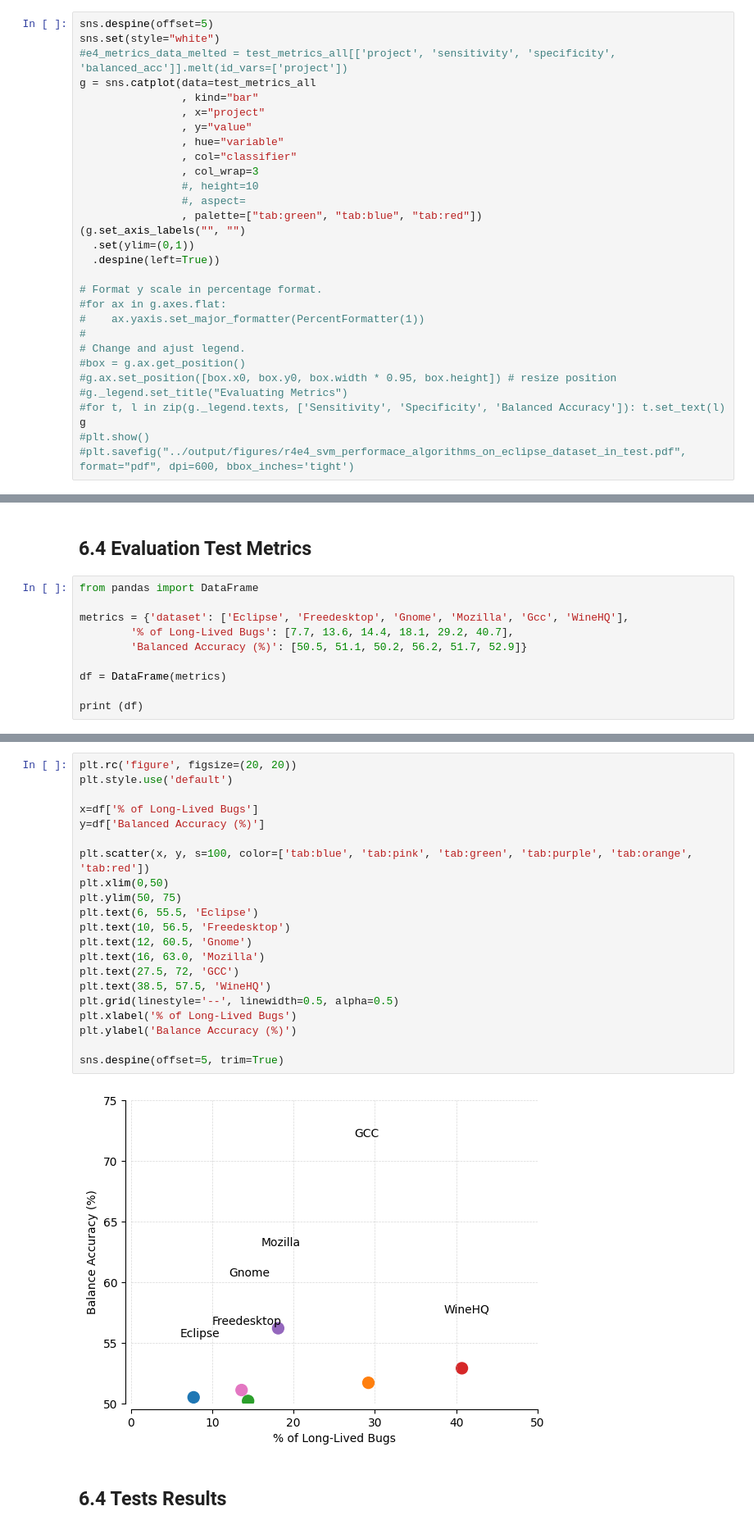
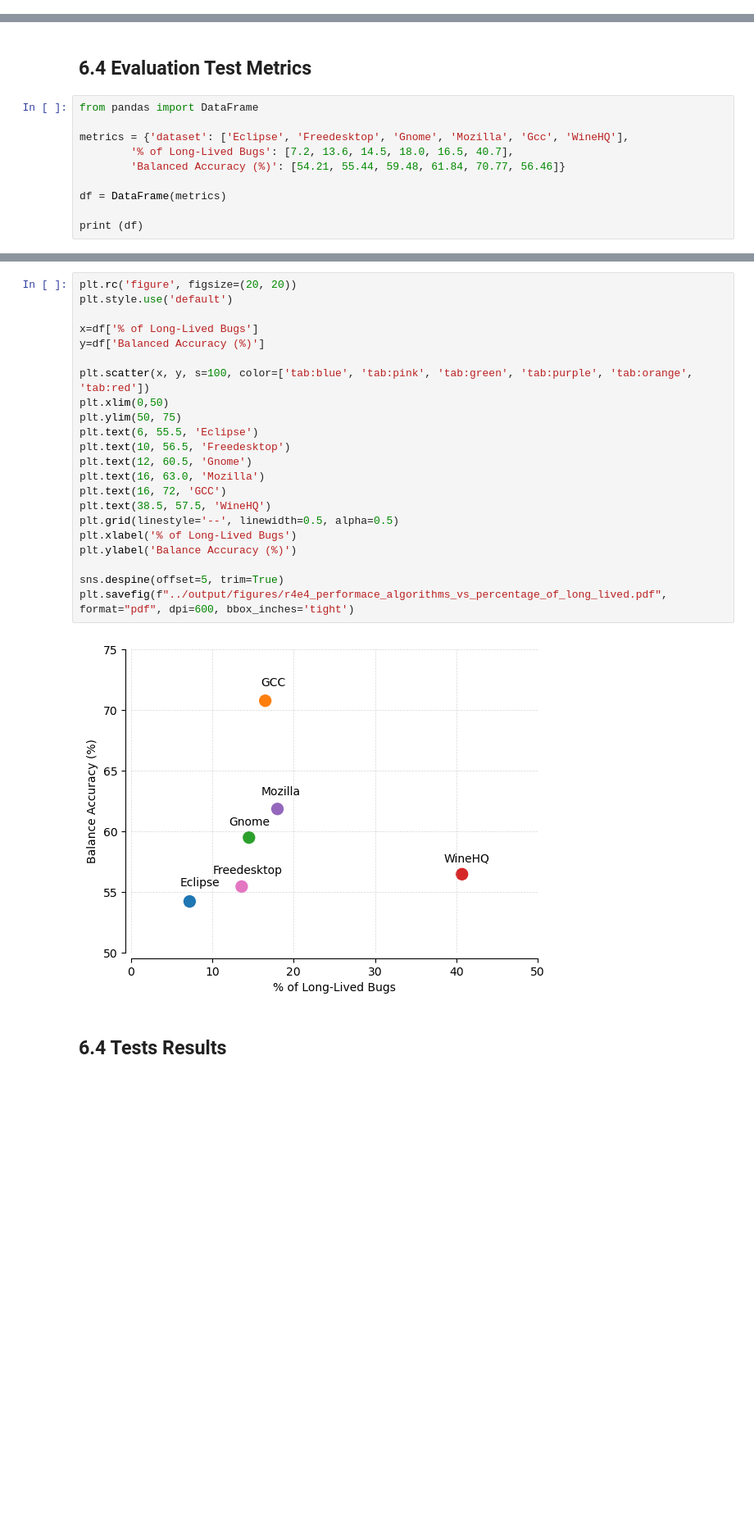
Before and after one commit to gomesluiz/long-lived-bug-predictor, a Jupyter notebook: notebooks/20201227_long_lived_prediction_rq4_data_analysis.ipynb, the cells around one changed output, grey strips where cells are left out. Shown: that part at 82% size. Saved outputs shown, nothing was run; the diff lists cells and outputs as text; blank space fills up the shorter version.

Commit message:
feature: Chart for paper was built
Chart for evaluation machine learning algorithms was built for final
final version of the related paper

Resolves: #2

```diff
--- a/notebooks/20201227_long_lived_prediction_rq4_data_analysis.ipynb
+++ b/notebooks/20201227_long_lived_prediction_rq4_data_analysis.ipynb
@@ -464,30 +464,0 @@ test_metrics_all  = test_metrics_all[['project', 'classifier', 'sensitivity', 's
-# %%
-sns.despine(offset=5)
-sns.set(style="white")
-#e4_metrics_data_melted = test_metrics_all[['project', 'sensitivity', 'specificity', 'balanced_acc']].melt(id_vars=['project'])
-g = sns.catplot(data=test_metrics_all
-                , kind="bar"
-                , x="project"
-                , y="value"
-                , hue="variable"
-                , col="classifier"
-                , col_wrap=3
-                #, height=10
-                #, aspect=
-                , palette=["tab:green", "tab:blue", "tab:red"])
-(g.set_axis_labels("", "")
-  .set(ylim=(0,1))
-  .despine(left=True))
-
-# Format y scale in percentage format.
-#for ax in g.axes.flat:
-#    ax.yaxis.set_major_formatter(PercentFormatter(1))
-#
-# Change and ajust legend.
-#box = g.ax.get_position()
-#g.ax.set_position([box.x0, box.y0, box.width * 0.95, box.height]) # resize position
-#g._legend.set_title("Evaluating Metrics")
-#for t, l in zip(g._legend.texts, ['Sensitivity', 'Specificity', 'Balanced Accuracy']): t.set_text(l)
-g
-#plt.show()
-#plt.savefig("../output/figures/r4e4_svm_performace_algorithms_on_eclipse_dataset_in_test.pdf", format="pdf", dpi=600, bbox_inches='tight')
@@ -501,8 +587,8 @@ g
 from pandas import DataFrame
 
 metrics = {'dataset': ['Eclipse', 'Freedesktop', 'Gnome', 'Mozilla', 'Gcc', 'WineHQ'],
-        '% of Long-Lived Bugs': [7.7, 13.6, 14.4, 18.1, 29.2, 40.7],
-        'Balanced Accuracy (%)': [50.5, 51.1, 50.2, 56.2, 51.7, 52.9]}
+        '% of Long-Lived Bugs': [7.2, 13.6, 14.5, 18.0, 16.5, 40.7],
+        'Balanced Accuracy (%)': [54.21, 55.44, 59.48, 61.84, 70.77, 56.46]}
 
 df = DataFrame(metrics)
 
@@ -518,25 +604,26 @@ print (df)
 # %%
 plt.rc('figure', figsize=(20, 20))
 plt.style.use('default')
 
 x=df['% of Long-Lived Bugs']
 y=df['Balanced Accuracy (%)']
 
 plt.scatter(x, y, s=100, color=['tab:blue', 'tab:pink', 'tab:green', 'tab:purple', 'tab:orange', 'tab:red'])
 plt.xlim(0,50)
 plt.ylim(50, 75)
 plt.text(6, 55.5, 'Eclipse')
 plt.text(10, 56.5, 'Freedesktop')
 plt.text(12, 60.5, 'Gnome')
 plt.text(16, 63.0, 'Mozilla')
-plt.text(27.5, 72, 'GCC')
+plt.text(16, 72, 'GCC')
 plt.text(38.5, 57.5, 'WineHQ')
 plt.grid(linestyle='--', linewidth=0.5, alpha=0.5)
 plt.xlabel('% of Long-Lived Bugs')
 plt.ylabel('Balance Accuracy (%)')
 
 sns.despine(offset=5, trim=True)
+plt.savefig(f"../output/figures/r4e4_performace_algorithms_vs_percentage_of_long_lived.pdf", format="pdf", dpi=600, bbox_inches='tight')
 # %% [output]
-[figure, old version]
+[figure, new version]
 # %% [markdown]
 ## 6.4 Tests Results
```
Also changed, not shown: parts of 7 cells of this notebook, 31 other files.
